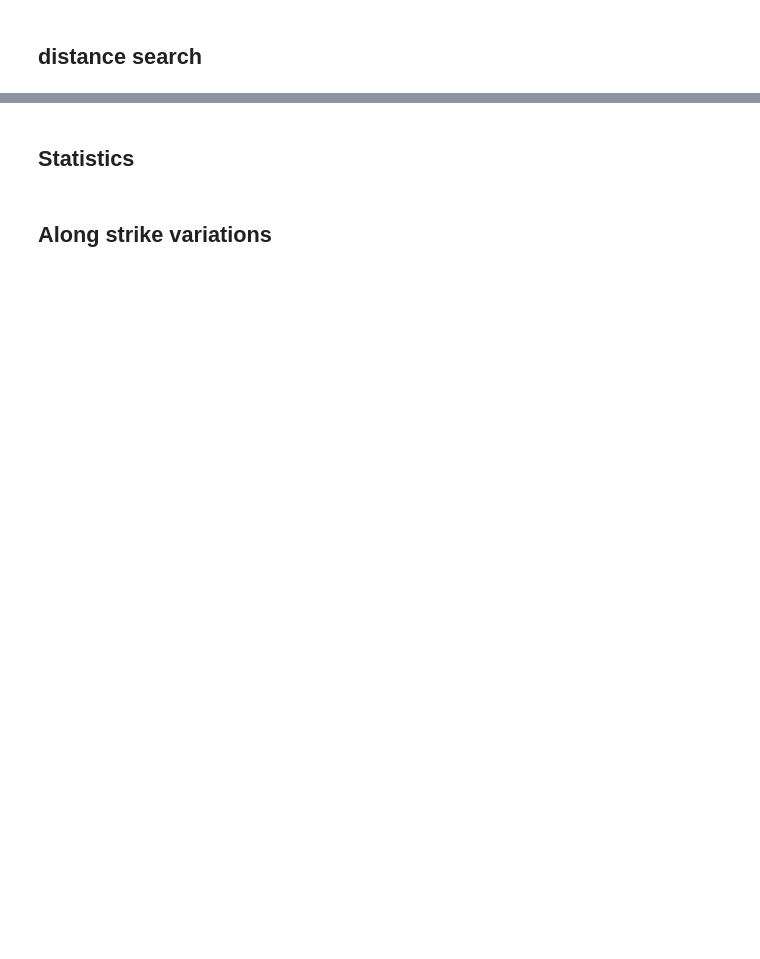
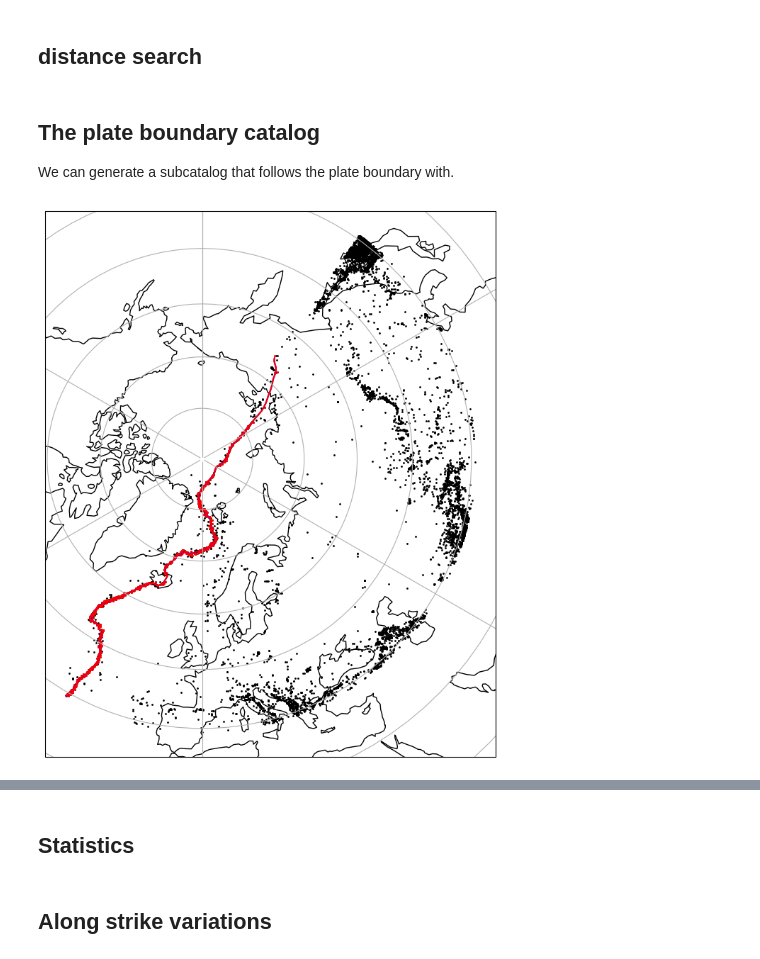
Before and after one commit to keliankaz/GrGIA_seismicity, a Jupyter notebook: gr_gia_seismic_analisys.ipynb, the cells around one changed output, grey strips where cells are left out. Saved outputs shown, nothing was run; the diff lists cells and outputs as text; code cells hidden in the pictures; blank space fills up the shorter version.

```diff
--- a/gr_gia_seismic_analisys.ipynb
+++ b/gr_gia_seismic_analisys.ipynb
@@ -148,0 +247,21 @@ def k_nearest_search(points,queries,k):
+# %% [markdown]
+## The plate boundary catalog
+
+We can generate a subcatalog that follows the plate boundary with.
+# %%
+plate_boundary_catalog = catalog.copy()
+unique_indices = get_geometry_neighbors(catalog, interp_merged_boundary, fun=radius_search, kwarg={"radius":50}, return_unique=True)
+plate_boundary_catalog = plate_boundary_catalog.iloc[unique_indices]
+
+crs = ccrs.NorthPolarStereo()
+crs_proj4 = crs.proj4_init
+
+fig, ax = plt.subplots(subplot_kw=dict(projection=crs), figsize=(10, 10))
+ax.plot(*interp_merged_boundary.xy, transform=ccrs.PlateCarree())
+na_pb.plot(ax=ax, color="red")
+ax.coastlines()
+ax.gridlines()
+ax.scatter(x=catalog.lon.to_numpy(), y=catalog.lat.to_numpy(), transform=ccrs.PlateCarree(), color='k', s=1);
+ax.scatter(x=plate_boundary_catalog.lon.to_numpy(), y=plate_boundary_catalog.lat.to_numpy(), transform=ccrs.PlateCarree(), color='r', s=1);
+# %% [output]
+[figure, added]
```
Also changed, not shown: parts of 29 cells of this notebook.
